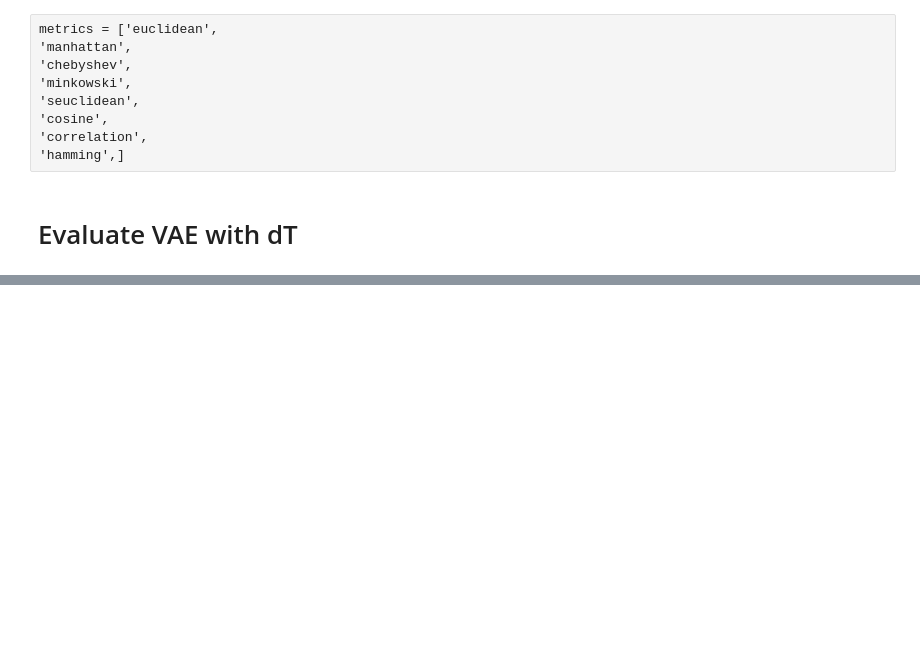
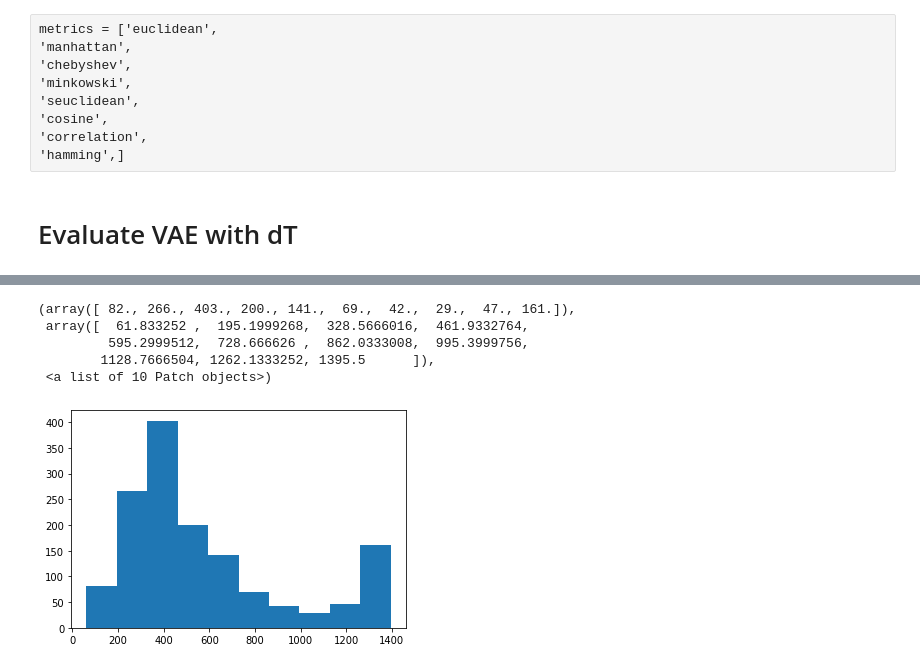
Before and after one commit to jorgemarpa/PELS-VAE, a Jupyter notebook: notebooks/gaia_errors.ipynb, the cells around one changed output, grey strips where cells are left out. Cells and saved outputs as stored; diff of their text form; code cells hidden in the pictures; blank space fills up the shorter version.

```diff
--- a/notebooks/gaia_errors.ipynb
+++ b/notebooks/gaia_errors.ipynb
@@ -241,0 +315,9 @@ new_latent
+# %%
+plt.hist(dataset.meta.query('Type == "RRLYR"').teff_e)
+# %% [output]
+(array([ 82., 266., 403., 200., 141.,  69.,  42.,  29.,  47., 161.]),
+ array([  61.833252 ,  195.1999268,  328.5666016,  461.9332764,
+         595.2999512,  728.666626 ,  862.0333008,  995.3999756,
+        1128.7666504, 1262.1333252, 1395.5      ]),
+ <a list of 10 Patch objects>)
+[figure, added]
```
Also changed, not shown: parts of 11 cells of this notebook.
